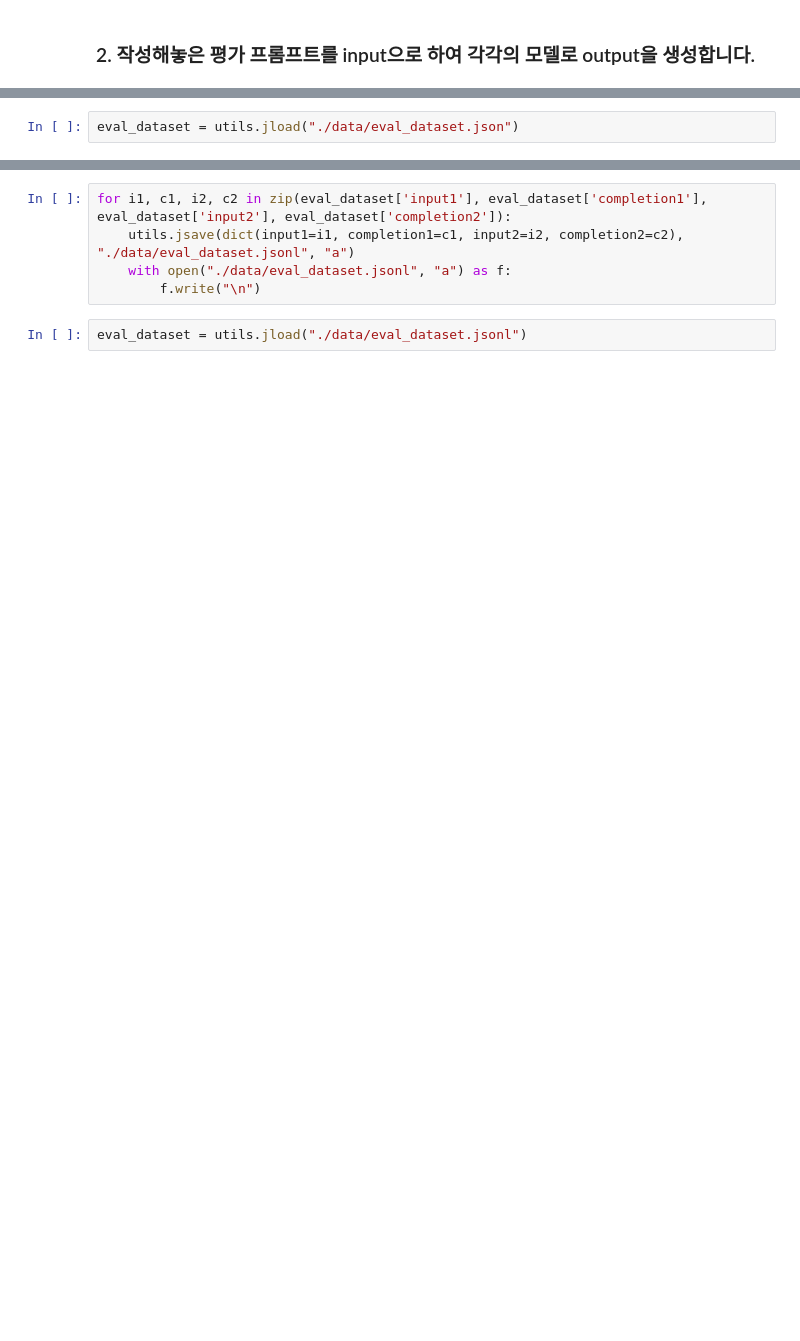
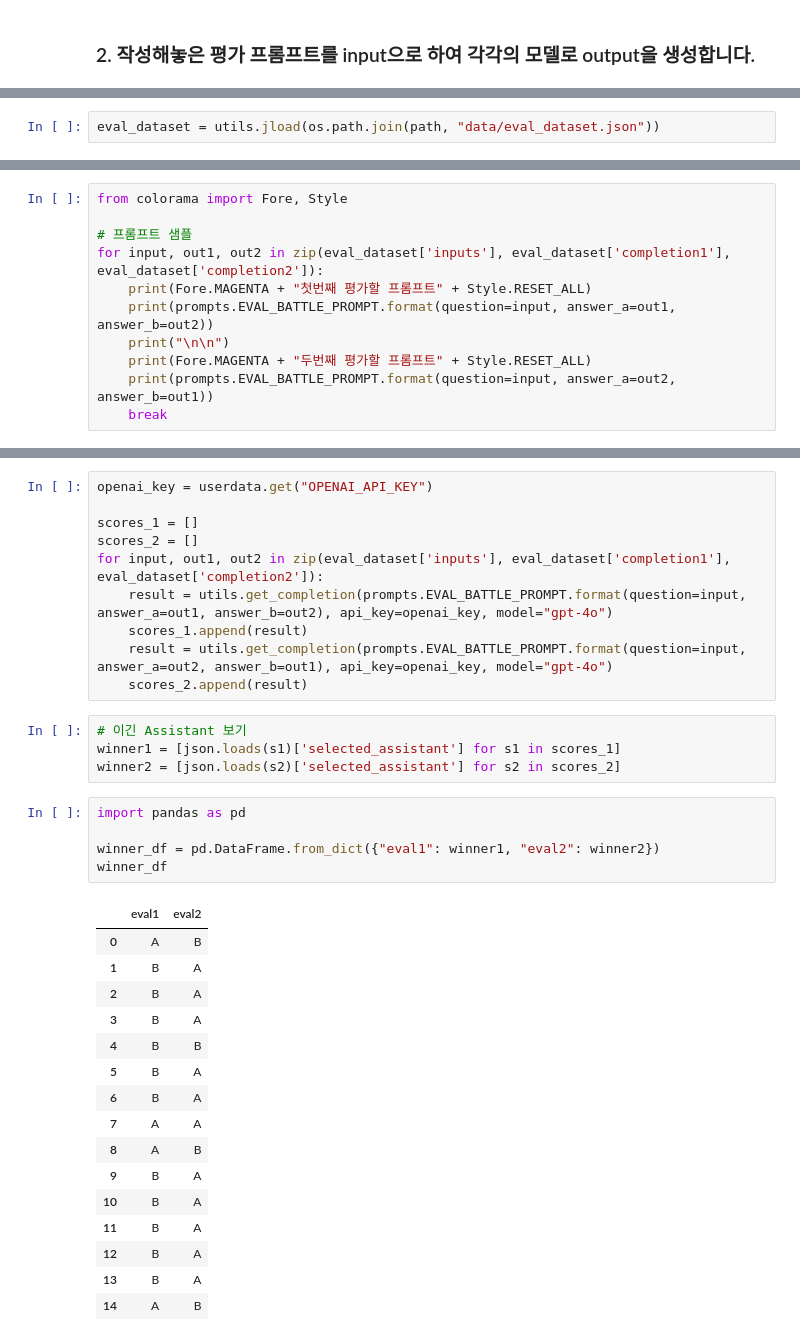
Before and after one commit to aiqwe/instruction-tuning-with-rag-example, a Jupyter notebook: evaluation.ipynb, the cells around one changed output, grey strips where cells are left out. Cells and saved outputs as stored; diff of their text form; blank space fills up the shorter version.

```diff
--- a/evaluation.ipynb
+++ b/evaluation.ipynb
@@ -79,3 +133,3 @@ eval_dataset = dict(inputs=inputs, completion1=base_decoded, completion2=finetun
 utils.jsave(data=eval_dataset, save_path=os.path.join(path, "data/eval_dataset.json"), mode="w", indent=4)
 # %%
-eval_dataset = utils.jload("./data/eval_dataset.json")
+eval_dataset = utils.jload(os.path.join(path, "data/eval_dataset.json"))
@@ -81,0 +175,11 @@ eval_dataset = utils.jload("./data/eval_dataset.json")
+# %%
+from colorama import Fore, Style
+
+# 프롬프트 샘플
+for input, out1, out2 in zip(eval_dataset['inputs'], eval_dataset['completion1'], eval_dataset['completion2']):
+    print(Fore.MAGENTA + "첫번째 평가할 프롬프트" + Style.RESET_ALL)
+    print(prompts.EVAL_BATTLE_PROMPT.format(question=input, answer_a=out1, answer_b=out2))
+    print("\n\n")
+    print(Fore.MAGENTA + "두번째 평가할 프롬프트" + Style.RESET_ALL)
+    print(prompts.EVAL_BATTLE_PROMPT.format(question=input, answer_a=out2, answer_b=out1))
+    break
@@ -82,7 +206,36 @@ eval_dataset = utils.jload("./data/eval_dataset.json")
 # %%
-for i1, c1, i2, c2 in zip(eval_dataset['input1'], eval_dataset['completion1'], eval_dataset['input2'], eval_dataset['completion2']):
-    utils.jsave(dict(input1=i1, completion1=c1, input2=i2, completion2=c2), "./data/eval_dataset.jsonl", "a")
-    with open("./data/eval_dataset.jsonl", "a") as f:
-        f.write("\n")
+openai_key = userdata.get("OPENAI_API_KEY")
+
+scores_1 = []
+scores_2 = []
+for input, out1, out2 in zip(eval_dataset['inputs'], eval_dataset['completion1'], eval_dataset['completion2']):
+    result = utils.get_completion(prompts.EVAL_BATTLE_PROMPT.format(question=input, answer_a=out1, answer_b=out2), api_key=openai_key, model="gpt-4o")
+    scores_1.append(result)
+    result = utils.get_completion(prompts.EVAL_BATTLE_PROMPT.format(question=input, answer_a=out2, answer_b=out1), api_key=openai_key, model="gpt-4o")
+    scores_2.append(result)
 # %%
-eval_dataset = utils.jload("./data/eval_dataset.jsonl")
+# 이긴 Assistant 보기
+winner1 = [json.loads(s1)['selected_assistant'] for s1 in scores_1]
+winner2 = [json.loads(s2)['selected_assistant'] for s2 in scores_2]
+# %%
+import pandas as pd
+
+winner_df = pd.DataFrame.from_dict({"eval1": winner1, "eval2": winner2})
+winner_df
+# %% [output]
+|  | eval1 | eval2 |
+| 0 | A | B |
+| 1 | B | A |
+| 2 | B | A |
+| 3 | B | A |
+| 4 | B | B |
+| 5 | B | A |
+| 6 | B | A |
+| 7 | A | A |
+| 8 | A | B |
+| 9 | B | A |
+| 10 | B | A |
+| 11 | B | A |
+| 12 | B | A |
+| 13 | B | A |
+| 14 | A | B |
```
Also changed, not shown: parts of 19 cells of this notebook, 6 other files.
